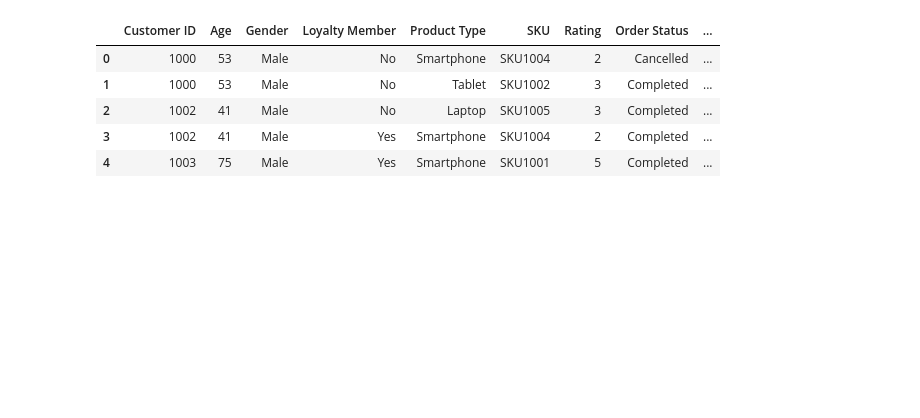
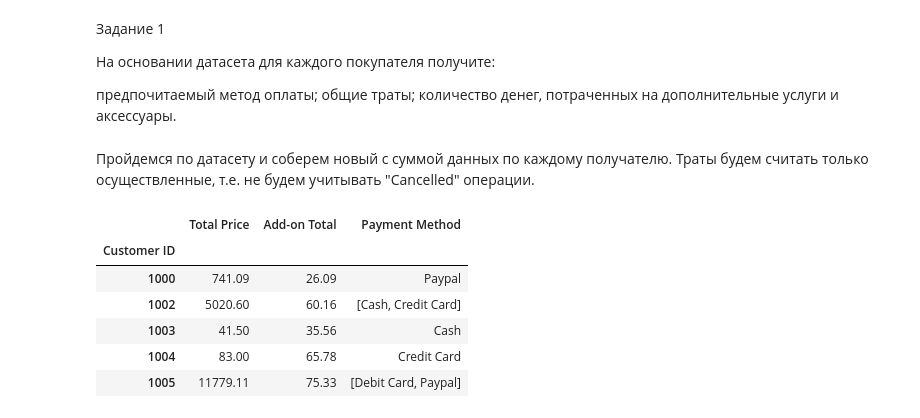
Before and after one commit to Bazalex1/BazunovAVpython, a Jupyter notebook: Домашнее задание 3/main.ipynb, the cells around one changed output. Saved outputs shown, nothing was run; the diff lists cells and outputs as text; code cells hidden in the pictures; blank space fills up the shorter version.

Commit message:
Домашнее задание 3 сделано

```diff
--- a/Домашнее задание 3/main.ipynb
+++ b/Домашнее задание 3/main.ipynb
@@ -3,11 +5,32 @@ import pandas as pd
 # %%
 sales_table = pd.read_csv('Electronic_sales_Sep2023-Sep2024.csv')
-# %%
-sales_table.head()
-# %% [output]
-|  | Customer ID | Age | Gender | Loyalty Member | Product Type | SKU | Rating | Order Status | ... |
-| 0 | 1000 | 53 | Male | No | Smartphone | SKU1004 | 2 | Cancelled | ... |
-| 1 | 1000 | 53 | Male | No | Tablet | SKU1002 | 3 | Completed | ... |
-| 2 | 1002 | 41 | Male | No | Laptop | SKU1005 | 3 | Completed | ... |
-| 3 | 1002 | 41 | Male | Yes | Smartphone | SKU1004 | 2 | Completed | ... |
-| 4 | 1003 | 75 | Male | Yes | Smartphone | SKU1001 | 5 | Completed | ... |
+# %% [markdown]
+Задание 1
+
+На основании датасета для каждого покупателя получите:
+
+предпочитаемый метод оплаты;
+общие траты;
+количество денег, потраченных на дополнительные услуги и аксессуары.
+# %% [markdown]
+Пройдемся по датасету и соберем новый с суммой данных по каждому получателю. Траты будем считать только осуществленные, т.е. не будем учитывать "Cancelled" операции.
+# %%
+#находим предпочитаемый метод оплаты
+def payment_fav(series) -> str:
+    return series.mode()
+
+#создаем таблицу с искомыми данными совершенных заказов
+users_table = sales_table[sales_table['Order Status'] != 'Cancelled'].groupby('Customer ID').agg({
+    'Total Price': 'sum',
+    'Add-on Total': 'sum',
+    'Payment Method': payment_fav
+})
+users_table.head()
+# %% [output]
+|  | Total Price | Add-on Total | Payment Method |
+| Customer ID |  |  |  |
+| 1000 | 741.09 | 26.09 | Paypal |
+| 1002 | 5020.60 | 60.16 | [Cash, Credit Card] |
+| 1003 | 41.50 | 35.56 | Cash |
+| 1004 | 83.00 | 65.78 | Credit Card |
+| 1005 | 11779.11 | 75.33 | [Debit Card, Paypal] |
```
Also changed, not shown: parts of 14 cells of this notebook.
